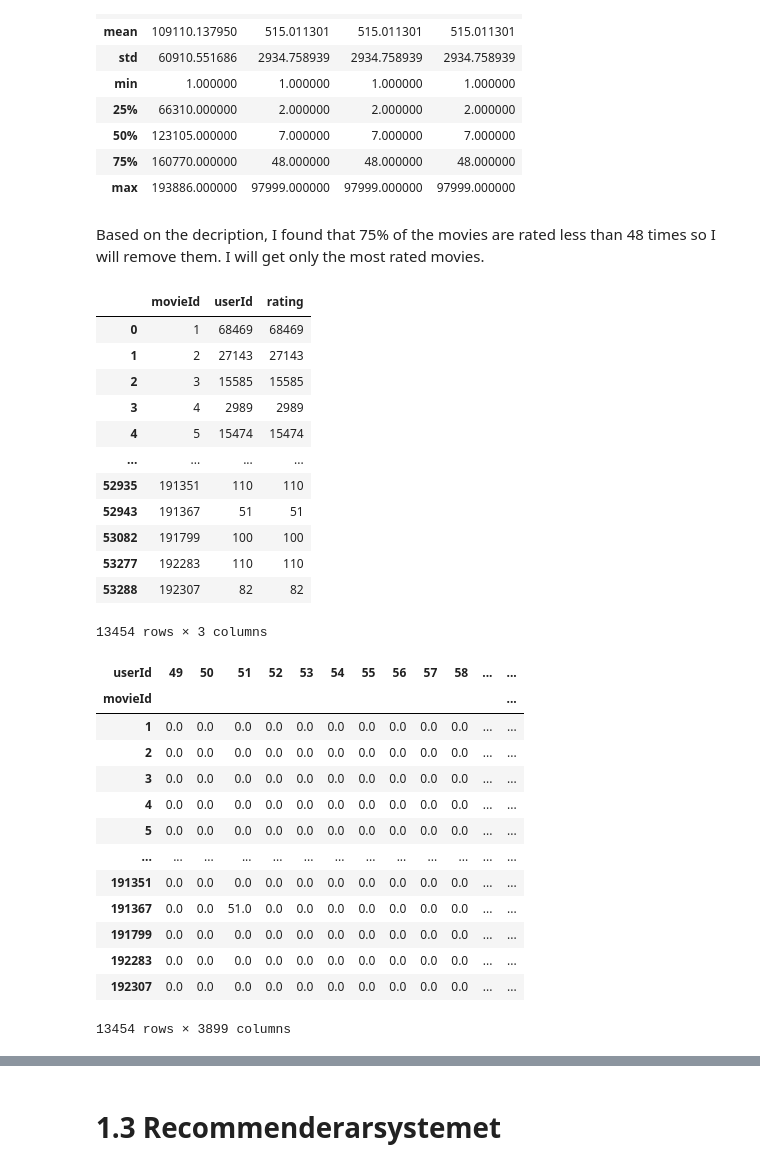
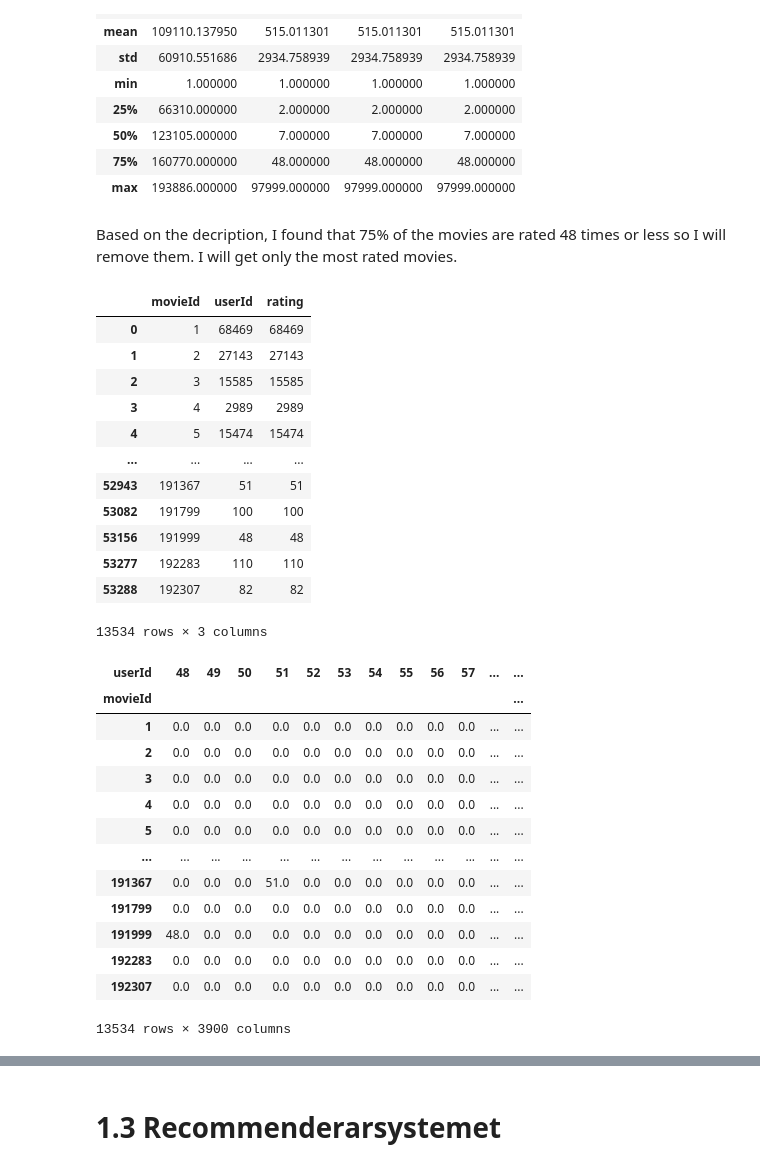
Before and after one commit to AmalDerbali/AmalDerbali-Lab-Machine-Learning, a Jupyter notebook: Recommender_system.ipynb, the cells around one changed output, grey strips where cells are left out. Saved outputs shown, nothing was run; the diff lists cells and outputs as text; code cells hidden in the pictures.

```diff
--- a/Recommender_system.ipynb
+++ b/Recommender_system.ipynb
@@ -12,7 +12,7 @@ import seaborn as sns
 # %%
 #load data and get some info about it
 movies = pd.read_csv("Data/movies.csv")
-ratings= pd.read_csv("C:/Users/Amal Derbali/Desktop/ratings.csv")
+ratings= pd.read_csv("C:/Users/Amal Derbali/Documents/ratings.csv")
 # %%
 ratings.head()
 # %% [output]
@@ -238,30 +239,31 @@ nb_rating.describe()
 | 75% | 160770.000000 | 48.000000 | 48.000000 | 48.000000 |
 | max | 193886.000000 | 97999.000000 | 97999.000000 | 97999.000000 |
 # %% [markdown]
-Based on the decription, I found that 75% of the movies are rated less than 48 times so I will remove them. I will get only the most rated movies.
+Based on the decription, I found that 75% of the movies are rated 48 times or less so I will remove them. I will get only the most rated movies.
 # %%
-top_rating=nb_rating[nb_rating['rating'] >48].drop(columns='timestamp')
+top_rating=nb_rating[nb_rating['rating'] >= 48].drop(columns='timestamp')
 top_rating
 # %% [output]
 |  | movieId | userId | rating |
 | 0 | 1 | 68469 | 68469 |
 | 1 | 2 | 27143 | 27143 |
 | 2 | 3 | 15585 | 15585 |
 | 3 | 4 | 2989 | 2989 |
 | 4 | 5 | 15474 | 15474 |
 | ... | ... | ... | ... |
-| 52935 | 191351 | 110 | 110 |
 | 52943 | 191367 | 51 | 51 |
 | 53082 | 191799 | 100 | 100 |
+| 53156 | 191999 | 48 | 48 |
 | 53277 | 192283 | 110 | 110 |
 | 53288 | 192307 | 82 | 82 |
-13454 rows × 3 columns
+13534 rows × 3 columns
 # %%
+# ref: https://codingnomads.co/blog/data-analysis-example-analyzing-movie-ratings-with-python/
 # add pivot table : https://www.youtube.com/watch?v=4Ws0oPH350U
 top_movies_pivot= top_rating.pivot(index='movieId', columns='userId', values='rating').fillna(0)
 top_movies_pivot
 # %% [output]
-| userId | 49 | 50 | 51 | 52 | 53 | 54 | 55 | 56 | 57 | 58 | ... | ... |
+| userId | 48 | 49 | 50 | 51 | 52 | 53 | 54 | 55 | 56 | 57 | ... | ... |
 | movieId |  |  |  |  |  |  |  |  |  |  |  | ... |
 | 1 | 0.0 | 0.0 | 0.0 | 0.0 | 0.0 | 0.0 | 0.0 | 0.0 | 0.0 | 0.0 | ... | ... |
 | 2 | 0.0 | 0.0 | 0.0 | 0.0 | 0.0 | 0.0 | 0.0 | 0.0 | 0.0 | 0.0 | ... | ... |
@@ -269,12 +271,12 @@ top_movies_pivot
 | 4 | 0.0 | 0.0 | 0.0 | 0.0 | 0.0 | 0.0 | 0.0 | 0.0 | 0.0 | 0.0 | ... | ... |
 | 5 | 0.0 | 0.0 | 0.0 | 0.0 | 0.0 | 0.0 | 0.0 | 0.0 | 0.0 | 0.0 | ... | ... |
 | ... | ... | ... | ... | ... | ... | ... | ... | ... | ... | ... | ... | ... |
-| 191351 | 0.0 | 0.0 | 0.0 | 0.0 | 0.0 | 0.0 | 0.0 | 0.0 | 0.0 | 0.0 | ... | ... |
-| 191367 | 0.0 | 0.0 | 51.0 | 0.0 | 0.0 | 0.0 | 0.0 | 0.0 | 0.0 | 0.0 | ... | ... |
+| 191367 | 0.0 | 0.0 | 0.0 | 51.0 | 0.0 | 0.0 | 0.0 | 0.0 | 0.0 | 0.0 | ... | ... |
 | 191799 | 0.0 | 0.0 | 0.0 | 0.0 | 0.0 | 0.0 | 0.0 | 0.0 | 0.0 | 0.0 | ... | ... |
+| 191999 | 48.0 | 0.0 | 0.0 | 0.0 | 0.0 | 0.0 | 0.0 | 0.0 | 0.0 | 0.0 | ... | ... |
 | 192283 | 0.0 | 0.0 | 0.0 | 0.0 | 0.0 | 0.0 | 0.0 | 0.0 | 0.0 | 0.0 | ... | ... |
 | 192307 | 0.0 | 0.0 | 0.0 | 0.0 | 0.0 | 0.0 | 0.0 | 0.0 | 0.0 | 0.0 | ... | ... |
-13454 rows × 3899 columns
+13534 rows × 3900 columns
 # %%
 # get list of movies titles that I selected after filtration of data
 top_movies_list= movies.loc[movies['movieId'].isin(top_rating['movieId'])].reset_index(drop=True)
```
Also changed, not shown: parts of 13 cells of this notebook.
